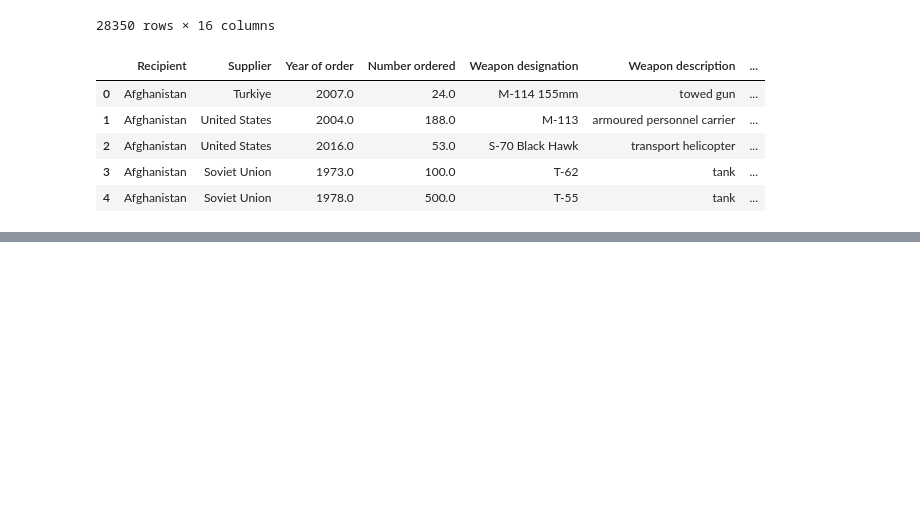
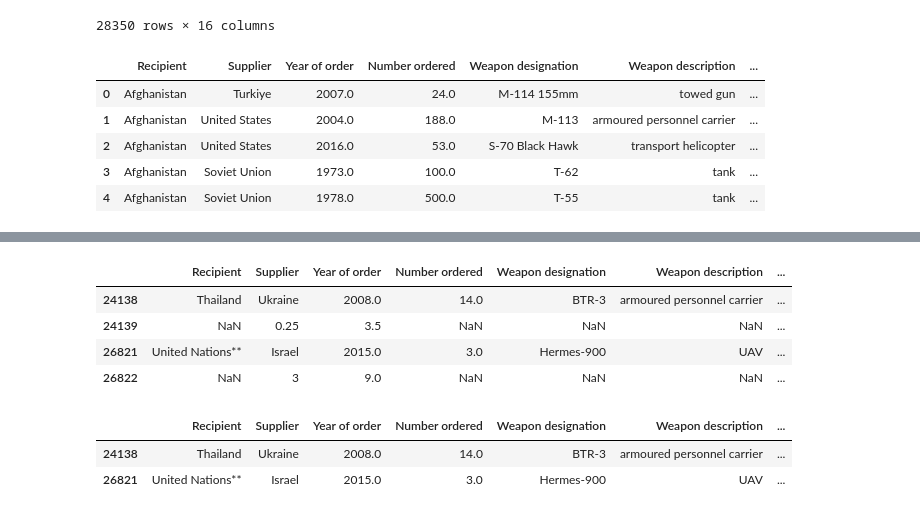
Before and after one commit to Maodougie25/SIPRI-Arms-Trade-Group-Project--, a Jupyter notebook: project_1.ipynb, the cells around one changed output, grey strips where cells are left out. Saved outputs shown, nothing was run; the diff lists cells and outputs as text; code cells hidden in the pictures; blank space fills up the shorter version.

Commit message:
Cleaned Data and Completed Q1

```diff
--- a/project_1.ipynb
+++ b/project_1.ipynb
@@ -62,0 +82,8 @@ data.head()
+# %%
+data[data["SIPRI TIV of delivered weapons"].isna()]
+# %% [output]
+|  | Recipient | Supplier | Year of order | Number ordered | Weapon designation | Weapon description | ... |
+| 24138 | Thailand | Ukraine | 2008.0 | 14.0 | BTR-3 | armoured personnel carrier | ... |
+| 24139 | NaN | 0.25 | 3.5 | NaN | NaN | NaN | ... |
+| 26821 | United Nations** | Israel | 2015.0 | 3.0 | Hermes-900 | UAV | ... |
+| 26822 | NaN | 3 | 9.0 | NaN | NaN | NaN | ... |
@@ -62,0 +92,6 @@ data.head()
+# %%
+data[data["SIPRI TIV of delivered weapons"].isna()]
+# %% [output]
+|  | Recipient | Supplier | Year of order | Number ordered | Weapon designation | Weapon description | ... |
+| 24138 | Thailand | Ukraine | 2008.0 | 14.0 | BTR-3 | armoured personnel carrier | ... |
+| 26821 | United Nations** | Israel | 2015.0 | 3.0 | Hermes-900 | UAV | ... |
```
Also changed, not shown: parts of 4 cells of this notebook.
